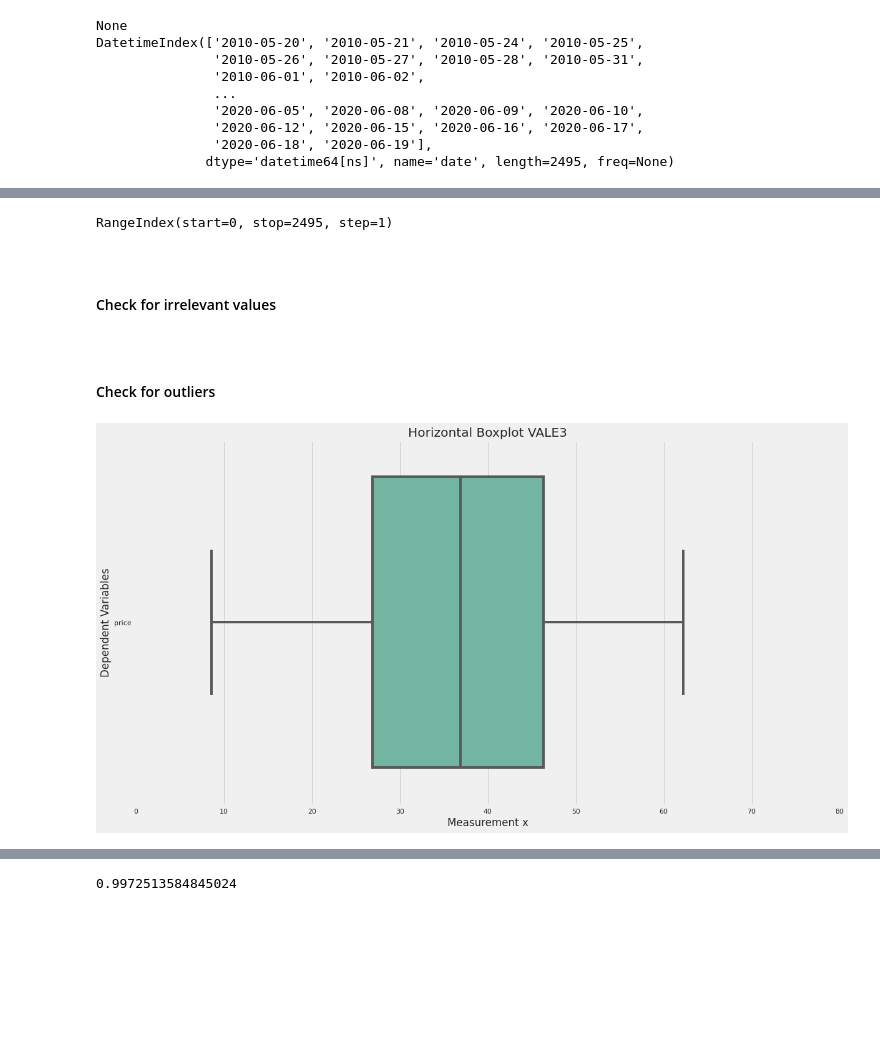
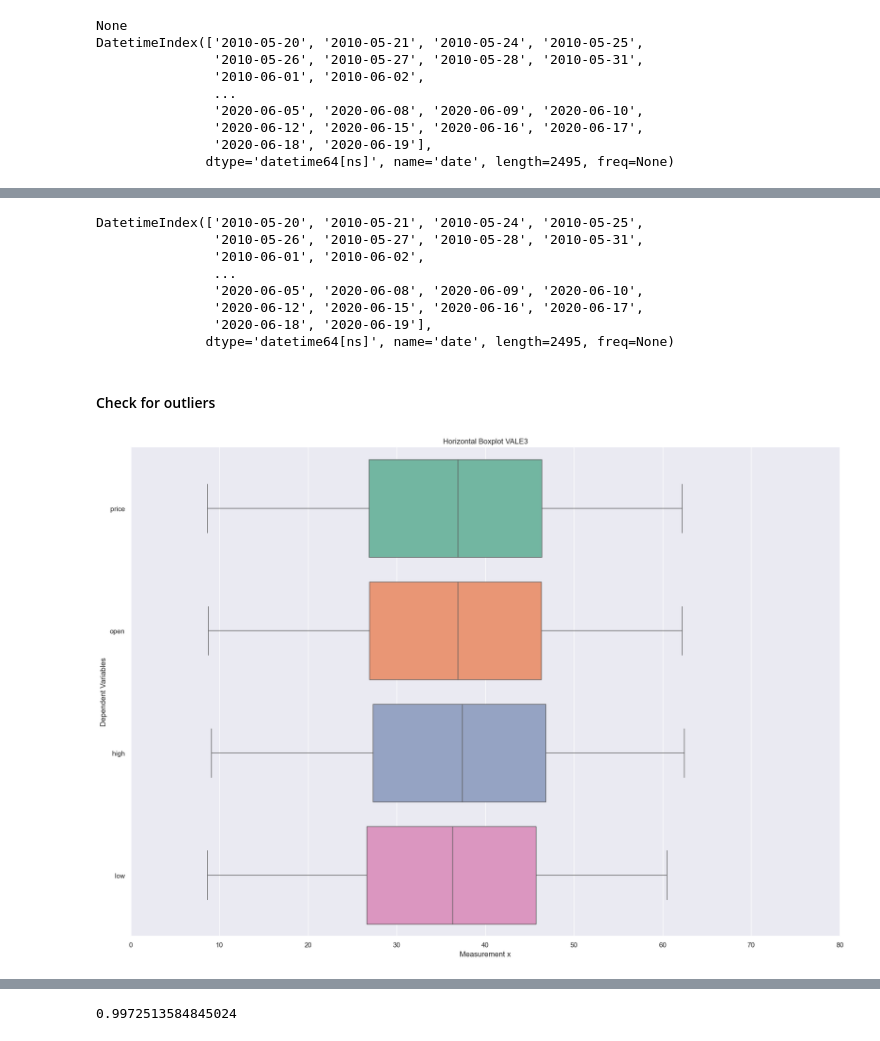
Before and after one commit to brunocampos01/forecast-of-time-series-with-stock-data, a Jupyter notebook: notebooks/01-preprocessing_data_exploration.ipynb, the cells around one changed output, grey strips where cells are left out. Drawn from its saved outputs; the diff is of its cells as text; code cells hidden in the pictures; blank space fills up the shorter version.

```diff
--- a/notebooks/01-preprocessing_data_exploration.ipynb
+++ b/notebooks/01-preprocessing_data_exploration.ipynb
@@ -157,8 +123,6 @@ O dataset para ser explorado foi obtido através do script `src/download_trade_m
 # %%
 %%time
 
-df_vale3 = pd.read_csv('data/raw/vale3_2010-2020.csv',
-                              encoding='utf8',
-                              delimiter=',',
-                              verbose=True)
+df_vale3 = pd.read_csv('data/raw/vale3_2010-2020.csv', encoding='utf8', delimiter=',', verbose=True)
+df_vale3.head()
 # %% [output]
@@ -440,51 +314,20 @@ df_vale3_date_index.head()
 # %%
 df_vale3.index
 # %% [output]
-RangeIndex(start=0, stop=2495, step=1)
+DatetimeIndex(['2010-05-20', '2010-05-21', '2010-05-24', '2010-05-25',
+               '2010-05-26', '2010-05-27', '2010-05-28', '2010-05-31',
+               '2010-06-01', '2010-06-02',
+               ...
+               '2020-06-05', '2020-06-08', '2020-06-09', '2020-06-10',
+               '2020-06-12', '2020-06-15', '2020-06-16', '2020-06-17',
+               '2020-06-18', '2020-06-19'],
+              dtype='datetime64[ns]', name='date', length=2495, freq=None)
 # %% [markdown]
-<br/>
-
-#### Check for irrelevant values
+#### Check for outliers
-# %%
-df_vale3.drop(['Open', 'High', 'Low', 'Vol.', 'Change %'], axis=1, inplace=True)
-# %% [markdown]
-<br/>
-
-#### Check for outliers
-# %%
-def plot_box_plot(df: 'dataframe', data_set_name: str, xlim=None):
-    """
-    Creates a seaborn boxplot including all dependent
-
-    Args:
-    data_set_name: Name of title for the boxplot
-    xlim: Set upper and lower x-limits
-
-    Returns:
-    Box plot with specified data_frame, title, and x-limits
-    """
-    fig, ax = plt.subplots(figsize=(18, 10))
-
-    if xlim is not None:
-        plt.xlim(*xlim)
-
-    plt.title(f"Horizontal Boxplot {data_set_name}")
-
-    plt.ylabel('Dependent Variables')
-    plt.xlabel('Measurement x')
-    ax = sns.boxplot(data = df,
-                    orient = 'h',
-                    palette = 'Set2',
-                    notch = False, # box instead of notch shape
-                    sym = 'rs')  # red squares for outliers
-
-    plt.show()
 # %%
-plot_box_plot(df_vale3,
-              'VALE3',
-              (0, 80))
+plot_box_plot(df_vale3, 'VALE3', (0, 80))
 # %% [output]
-[figure, old version]
+[figure, new version]
 # %% [markdown]
 ---
 
```
Also changed, not shown: parts of 100 cells of this notebook, 46 other files.
